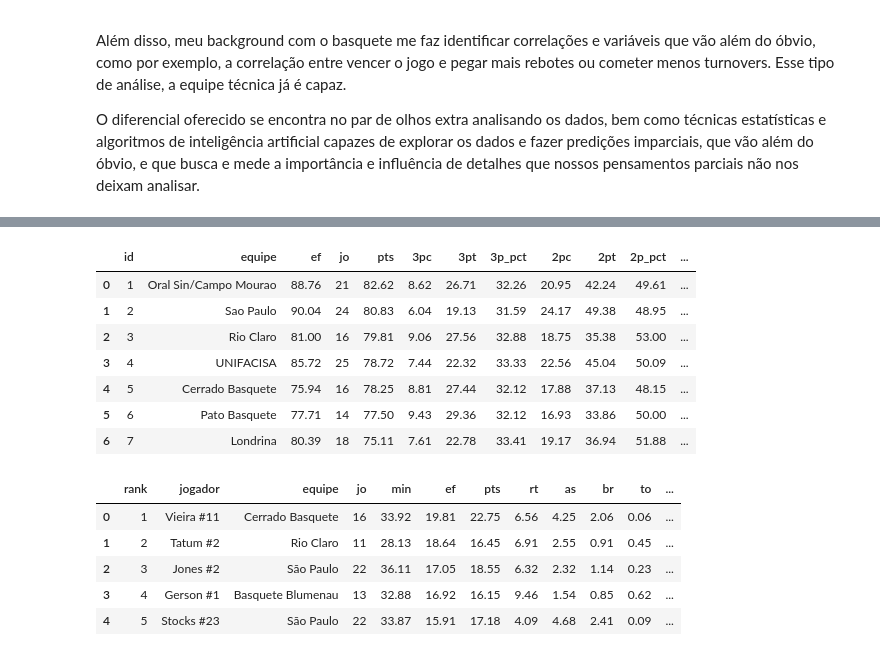
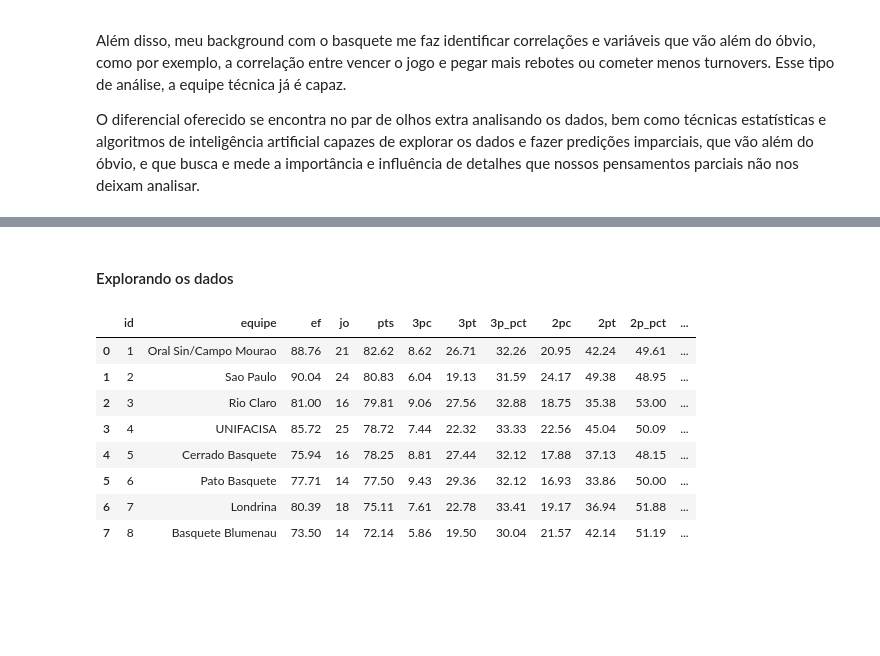
Before and after one commit to rafaelnduarte/Analise_De_Dados_Cerrado_Basquete, a Jupyter notebook: Análise_de_Dados_Cerrado_Basquete.ipynb, the cells around one changed output, grey strips where cells are left out. Cells and saved outputs as stored; diff of their text form; code cells hidden in the pictures; blank space fills up the shorter version.

```diff
--- a/Análise_de_Dados_Cerrado_Basquete.ipynb
+++ b/Análise_de_Dados_Cerrado_Basquete.ipynb
@@ -83,20 +134,14 @@ df_players = pd.read_csv('https://raw.githubusercontent.com/rafaelnduarte/Cerrad
+# %% [markdown]
+#### Explorando os dados
 # %%
-df_ouro.head(7)
+df_ouro.head(8)
 # %% [output]
 |  | id | equipe | ef | jo | pts | 3pc | 3pt | 3p_pct | 2pc | 2pt | 2p_pct | ... |
 | 0 | 1 | Oral Sin/Campo Mourao | 88.76 | 21 | 82.62 | 8.62 | 26.71 | 32.26 | 20.95 | 42.24 | 49.61 | ... |
 | 1 | 2 | Sao Paulo | 90.04 | 24 | 80.83 | 6.04 | 19.13 | 31.59 | 24.17 | 49.38 | 48.95 | ... |
 | 2 | 3 | Rio Claro | 81.00 | 16 | 79.81 | 9.06 | 27.56 | 32.88 | 18.75 | 35.38 | 53.00 | ... |
 | 3 | 4 | UNIFACISA | 85.72 | 25 | 78.72 | 7.44 | 22.32 | 33.33 | 22.56 | 45.04 | 50.09 | ... |
 | 4 | 5 | Cerrado Basquete | 75.94 | 16 | 78.25 | 8.81 | 27.44 | 32.12 | 17.88 | 37.13 | 48.15 | ... |
 | 5 | 6 | Pato Basquete | 77.71 | 14 | 77.50 | 9.43 | 29.36 | 32.12 | 16.93 | 33.86 | 50.00 | ... |
 | 6 | 7 | Londrina | 80.39 | 18 | 75.11 | 7.61 | 22.78 | 33.41 | 19.17 | 36.94 | 51.88 | ... |
+| 7 | 8 | Basquete Blumenau | 73.50 | 14 | 72.14 | 5.86 | 19.50 | 30.04 | 21.57 | 42.14 | 51.19 | ... |
-# %%
-df_players.head()
-# %% [output]
-|  | rank | jogador | equipe | jo | min | ef | pts | rt | as | br | to | ... |
-| 0 | 1 | Vieira #11 | Cerrado Basquete | 16 | 33.92 | 19.81 | 22.75 | 6.56 | 4.25 | 2.06 | 0.06 | ... |
-| 1 | 2 | Tatum #2 | Rio Claro | 11 | 28.13 | 18.64 | 16.45 | 6.91 | 2.55 | 0.91 | 0.45 | ... |
-| 2 | 3 | Jones #2 | São Paulo | 22 | 36.11 | 17.05 | 18.55 | 6.32 | 2.32 | 1.14 | 0.23 | ... |
-| 3 | 4 | Gerson #1 | Basquete Blumenau | 13 | 32.88 | 16.92 | 16.15 | 9.46 | 1.54 | 0.85 | 0.62 | ... |
-| 4 | 5 | Stocks #23 | São Paulo | 22 | 33.87 | 15.91 | 17.18 | 4.09 | 4.68 | 2.41 | 0.09 | ... |
```
Also changed, not shown: parts of 40 cells of this notebook.
